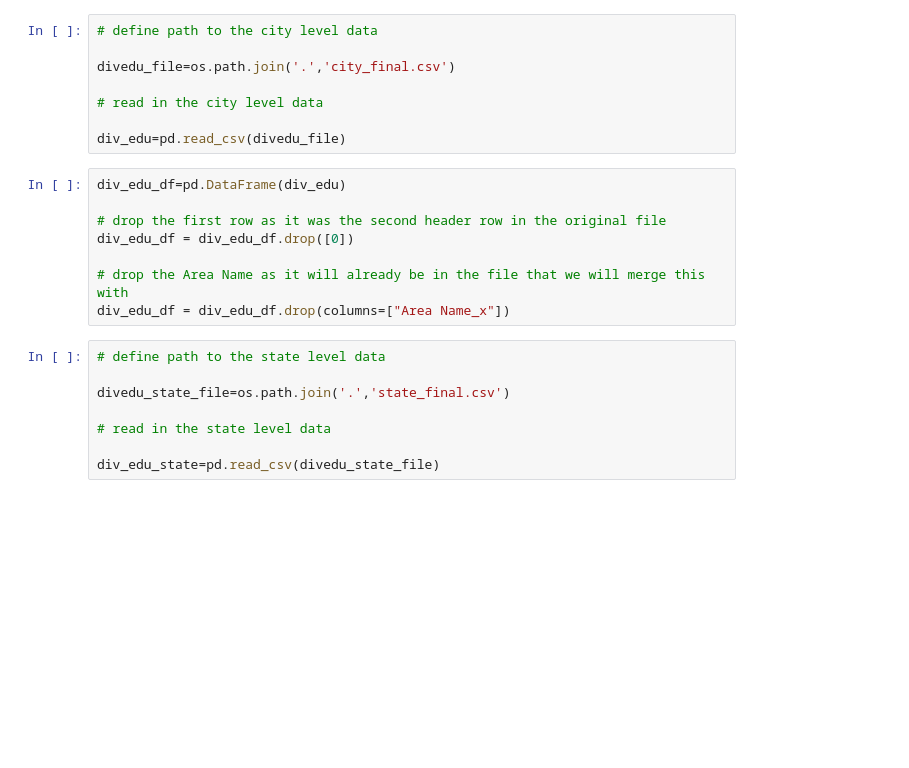
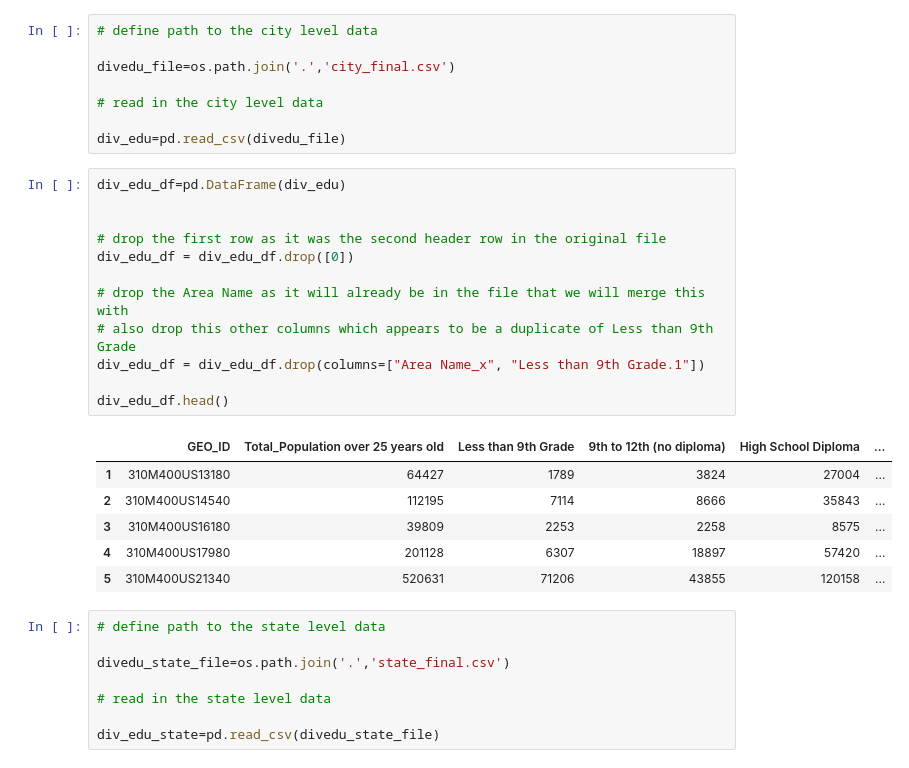
Before and after one commit to jteickholt/Project2_Team7, a Jupyter notebook: static/py/census_data_prep_jeff.ipynb, the cells around one changed output. Cells and saved outputs as stored; diff of their text form; blank space fills up the shorter version.

```diff
--- a/static/py/census_data_prep_jeff.ipynb
+++ b/static/py/census_data_prep_jeff.ipynb
@@ -310,12 +310,23 @@ divedu_file=os.path.join('.','city_final.csv')
 div_edu=pd.read_csv(divedu_file)
 # %%
 div_edu_df=pd.DataFrame(div_edu)
+
 
 # drop the first row as it was the second header row in the original file
 div_edu_df = div_edu_df.drop([0])
 
 # drop the Area Name as it will already be in the file that we will merge this with
-div_edu_df = div_edu_df.drop(columns=["Area Name_x"])
+# also drop this other columns which appears to be a duplicate of Less than 9th Grade
+div_edu_df = div_edu_df.drop(columns=["Area Name_x", "Less than 9th Grade.1"])
+
+div_edu_df.head()
+# %% [output]
+|  | GEO_ID | Total_Population over 25 years old | Less than 9th Grade | 9th to 12th (no diploma) | High School Diploma | ... |
+| 1 | 310M400US13180 | 64427 | 1789 | 3824 | 27004 | ... |
+| 2 | 310M400US14540 | 112195 | 7114 | 8666 | 35843 | ... |
+| 3 | 310M400US16180 | 39809 | 2253 | 2258 | 8575 | ... |
+| 4 | 310M400US17980 | 201128 | 6307 | 18897 | 57420 | ... |
+| 5 | 310M400US21340 | 520631 | 71206 | 43855 | 120158 | ... |
 # %%
 # define path to the state level data
 
```
Also changed, not shown: parts of 18 cells of this notebook, 1 other file.
